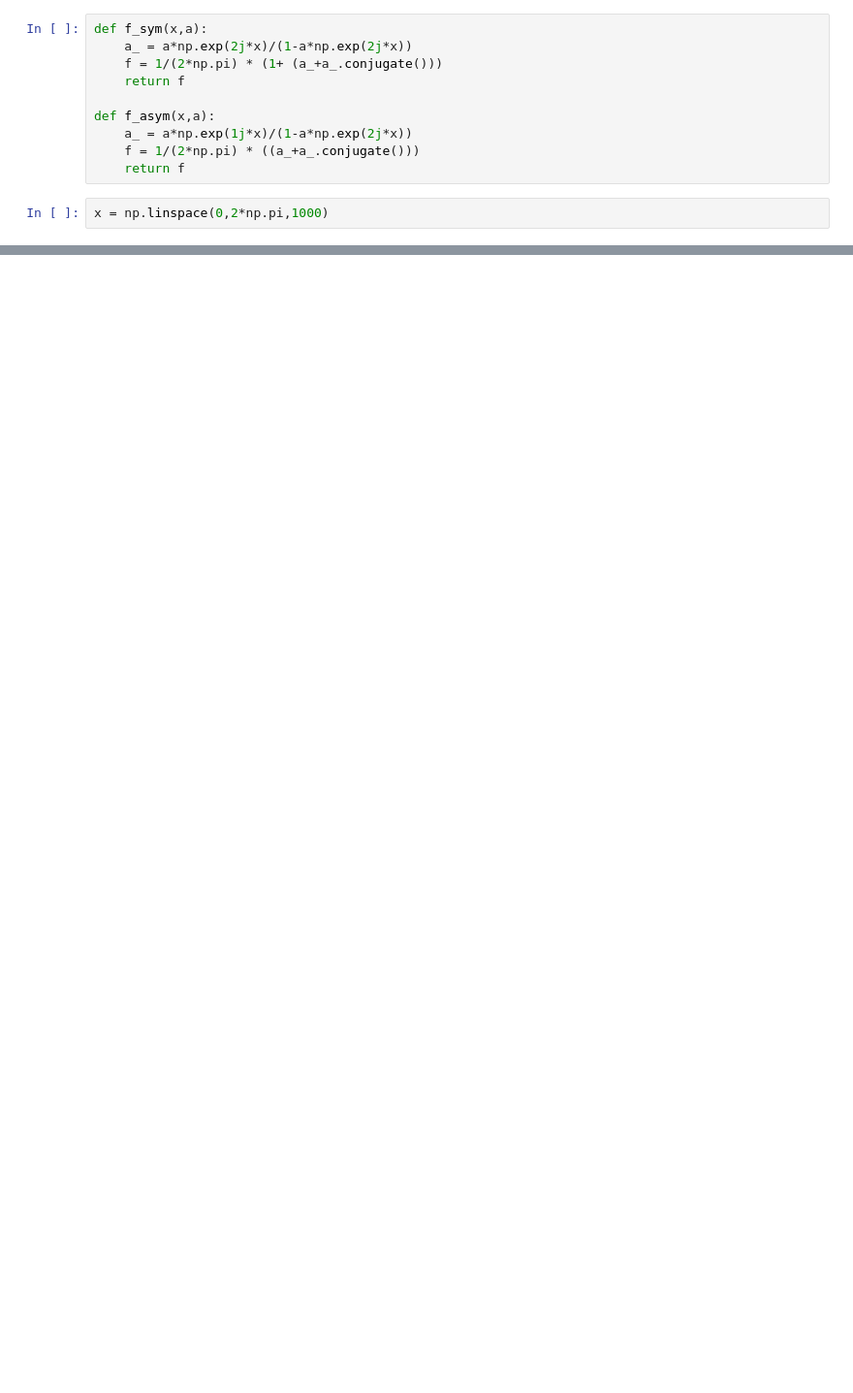
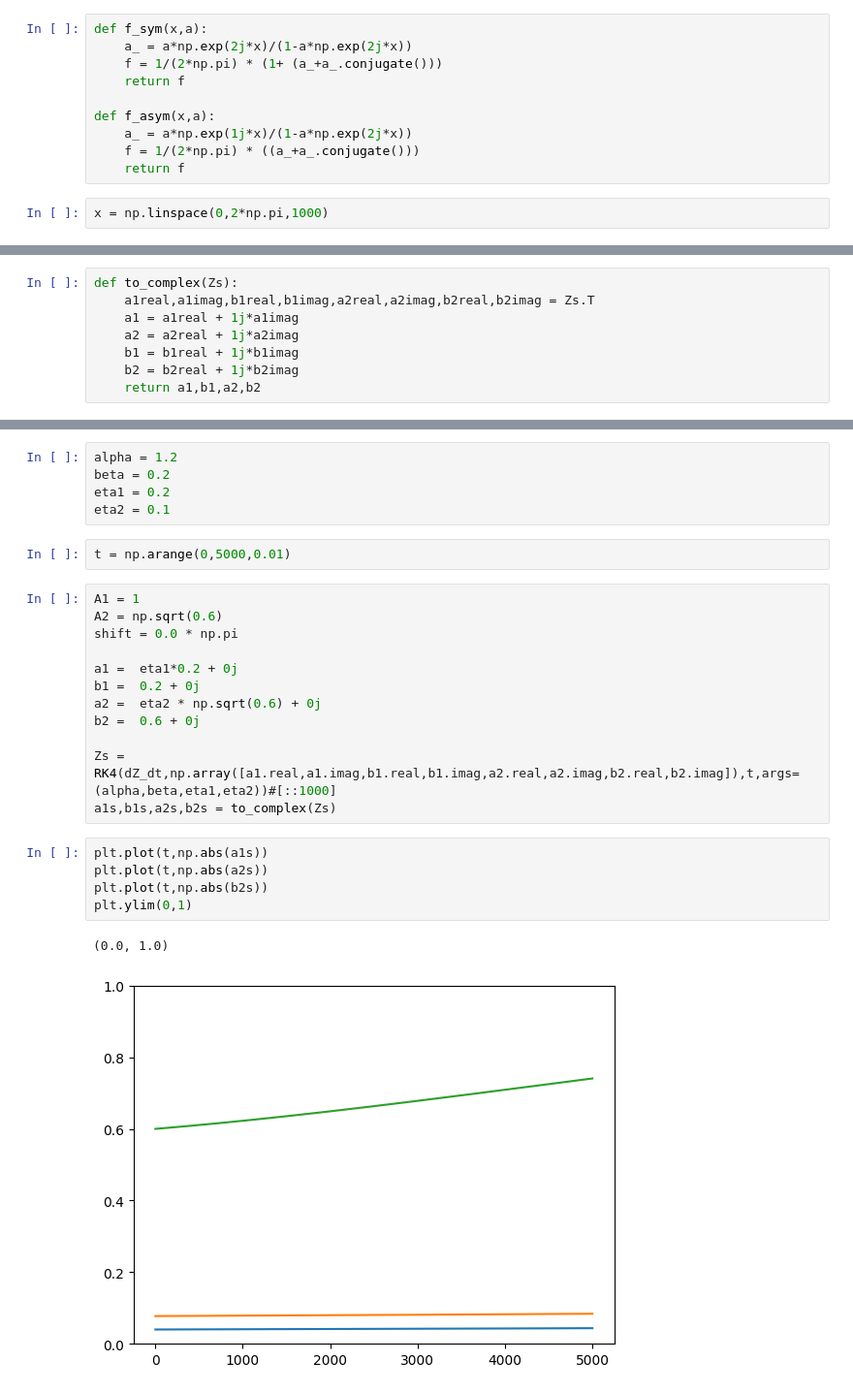
Before and after one commit to Gug-Young/Active_Rotator, a Jupyter notebook: 240822 Modified OA ansatz2.ipynb, the cells around one changed output, grey strips where cells are left out. Shown at 97% size. Saved outputs shown, nothing was run; the diff lists cells and outputs as text; blank space fills up the shorter version.

```diff
--- a/240822 Modified OA ansatz2.ipynb
+++ b/240822 Modified OA ansatz2.ipynb
@@ -21,0 +54,8 @@ plt.plot(x,f_sym(x,-0.8482478+0.03323253j).real+f_asym(x,0.013081328-0.045863595
+# %%
+def to_complex(Zs):
+    a1real,a1imag,b1real,b1imag,a2real,a2imag,b2real,b2imag = Zs.T
+    a1 = a1real + 1j*a1imag
+    a2 = a2real + 1j*a2imag
+    b1 = b1real + 1j*b1imag
+    b2 = b2real + 1j*b2imag
+    return a1,b1,a2,b2
@@ -21,0 +103,27 @@ plt.plot(x,f_sym(x,-0.8482478+0.03323253j).real+f_asym(x,0.013081328-0.045863595
+# %%
+alpha = 1.2
+beta = 0.2
+eta1 = 0.2
+eta2 = 0.1
+# %%
+t = np.arange(0,5000,0.01)
+# %%
+A1 = 1
+A2 = np.sqrt(0.6)
+shift = 0.0 * np.pi
+
+a1 =  eta1*0.2 + 0j
+b1 =  0.2 + 0j
+a2 =  eta2 * np.sqrt(0.6) + 0j
+b2 =  0.6 + 0j
+
+Zs = RK4(dZ_dt,np.array([a1.real,a1.imag,b1.real,b1.imag,a2.real,a2.imag,b2.real,b2.imag]),t,args=(alpha,beta,eta1,eta2))#[::1000]
+a1s,b1s,a2s,b2s = to_complex(Zs)
+# %%
+plt.plot(t,np.abs(a1s))
+plt.plot(t,np.abs(a2s))
+plt.plot(t,np.abs(b2s))
+plt.ylim(0,1)
+# %% [output]
+(0.0, 1.0)
+[figure, added]
```
Also changed, not shown: parts of 10 cells of this notebook, 1 other file.
